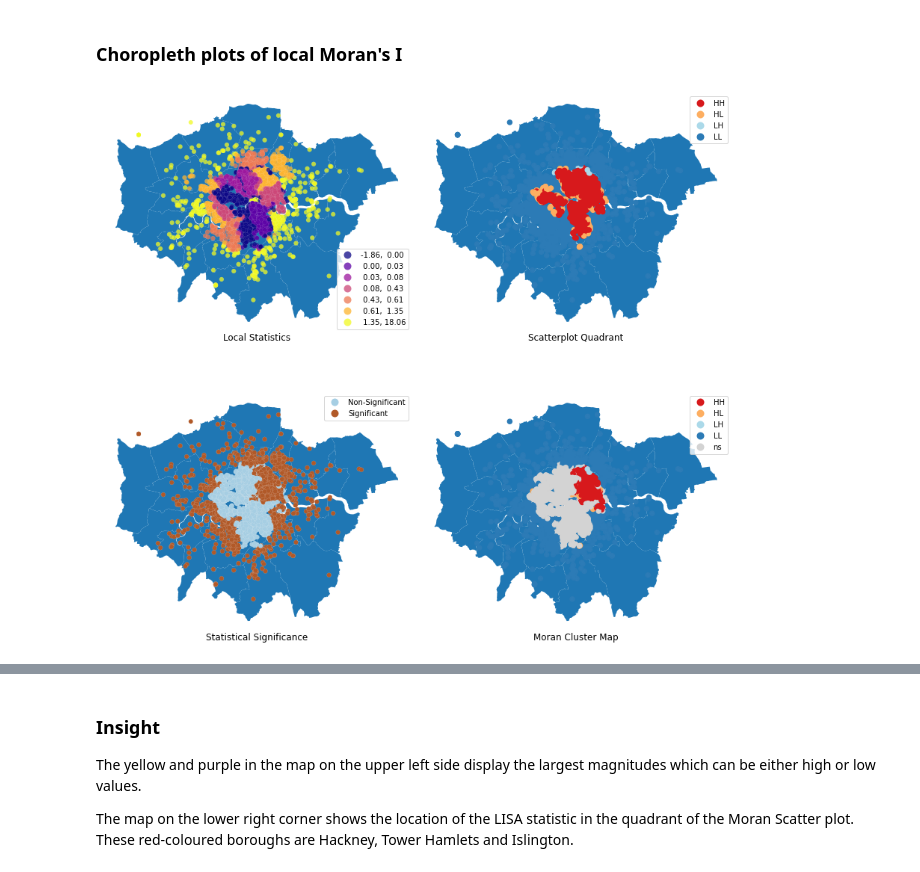
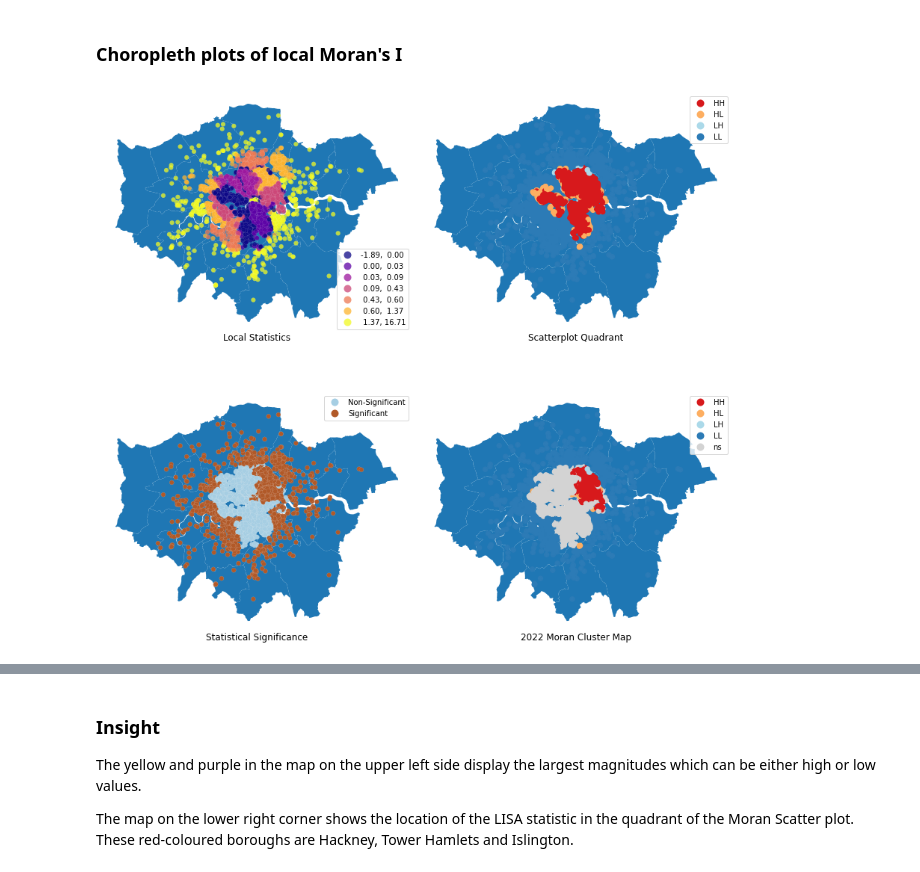
Before and after one commit to lordschmear/outline.fsds, a Jupyter notebook: Airbnb2022_Final.ipynb, the cells around one changed output, grey strips where cells are left out. Saved outputs shown, nothing was run; the diff lists cells and outputs as text; code cells hidden in the pictures.

```diff
--- a/Airbnb2022_Final.ipynb
+++ b/Airbnb2022_Final.ipynb
@@ -854,7 +862,9 @@ gent1.head(n=1)
+# %%
+gent2.rename(columns = {'GSS_CODE_y': 'GSS_CODE'}, inplace = True)
 # %%
 # Check room types
 
-pivot = gent1.groupby(['GSS_CODE','room_type']
+pivot = gent2.groupby(['GSS_CODE','room_type']
 
     # listing_url is an unique identifier and
     # that is why we count number of rooms based on it
@@ -952,7 +962,7 @@ airbnb_pca.head()
 # Add the airbnb_pca to the original gent1 file
 
 # merge the data based on GSS_CODE
-ldn_gss_idx = gent1.set_index('GSS_CODE')
+ldn_gss_idx = gent2.set_index('GSS_CODE')
 rs = pd.merge(ldn_gss_idx, airbnb_pca, left_index=True, right_index = True)
 len(rs)
 # %% [output]
@@ -971,7 +981,7 @@ rs.head(n=5)
 # %%
 # Create a new dataframe that contains
 # GSS_CODE, PCA component1, geometry of each listing
-new_gent = rs.reset_index().iloc[:, [0, -1, -7]].copy().set_index('GSS_CODE')
+new_gent = rs.reset_index().iloc[:, [0, -1, -10]].copy().set_index('GSS_CODE')
 
 
 # Append median price from cleaned listings grouped by GSS_CODE
@@ -1249,32 +1259,32 @@ df.assign(
 ax = axs[3]
 # London borough map
 boros.plot(ax = ax)
 # Plot Quandrant colors In this case, we use a 5% significance
 # level to select polygons as part of statistically significant
 # clusters
 esdaplot.lisa_cluster(lisa_22, df, p=0.05, ax=ax)
 
 
 
 # Figure styling #
 # Set title to each subplot
 for i, ax in enumerate(axs.flatten()):
     ax.set_axis_off()
     ax.set_title(
         [
             "Local Statistics",
             "Scatterplot Quadrant",
             "Statistical Significance",
-            "Moran Cluster Map",
+            "2022 Moran Cluster Map",
         ][i],
         y=-0.05,
     )
 
 
 # Tight layout to minimise in-betwee white space
 f.tight_layout()
 
 # Display the figure
 plt.show()
 # %% [output]
-[figure, old version]
+[figure, new version]
```
Also changed, not shown: parts of 27 cells of this notebook.
